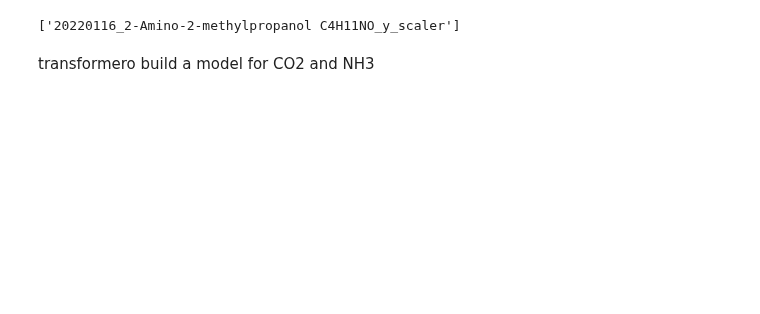
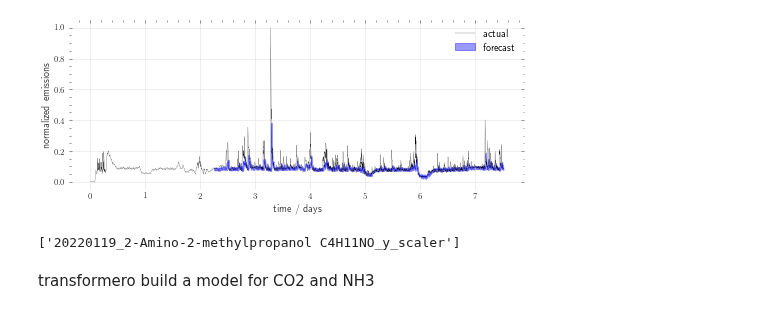
Before and after one commit to kjappelbaum/pyprocessta, a Jupyter notebook: examples/train_model_on_all_data_to_prepare_causalimpact_analysis.ipynb, the cells around one changed output. Cells and saved outputs as stored; diff of their text form; code cells hidden in the pictures; blank space fills up the shorter version.

```diff
--- a/examples/train_model_on_all_data_to_prepare_causalimpact_analysis.ipynb
+++ b/examples/train_model_on_all_data_to_prepare_causalimpact_analysis.ipynb
@@ -116,3 +145,18 @@ plt.savefig(f'20220116_{TARGETS_clean[0]}_forecast_all.pdf', bbox_inches='tight'
+# %%
+plt.figure(figsize=(7,3))
+plt.plot(x_axis, means['1'], c='b',  alpha=.9, lw=.2)
+plt.fill_between(x_axis, means['1']-2*stds['1'], means['1']+2*stds['1'], alpha=.4, color='b', label='forecast',)
+plt.plot(x_conncected, y[TARGETS_clean[1]].values().flatten(), c='k', label='actual', lw=.2,)
+
+plt.legend()
+#plt.xticks([])
+
+plt.xlabel('time / days')
+plt.ylabel('normalized emissions')
+plt.tight_layout()
+plt.savefig(f'20220119_{TARGETS_clean[1]}_forecast_all.pdf', bbox_inches='tight')
+# %% [output]
+[figure, added]
 # %%
 # plt.figure(figsize=(7,3))
 # plt.plot(x_axis, means['0'], c='b',  alpha=.9, lw=.2)
@@ -127,11 +171,11 @@ plt.savefig(f'20220116_{TARGETS_clean[0]}_forecast_all.pdf', bbox_inches='tight'
 # plt.tight_layout()
 # plt.savefig('20210814_2_amp_forecast_all.pdf', bbox_inches='tight')
 # %%
-joblib.dump(model, f'20220116_{TARGETS_clean[0]}_model')
-joblib.dump(transformer, f'20220116_{TARGETS_clean[0]}_x_scaler')
-joblib.dump(y_transformer, f'20220116_{TARGETS_clean[0]}_y_scaler')
+joblib.dump(model, f'20220119_{TARGETS_clean[0]}_model')
+joblib.dump(transformer, f'20220119_{TARGETS_clean[0]}_x_scaler')
+joblib.dump(y_transformer, f'20220119_{TARGETS_clean[0]}_y_scaler')
 # %% [output]
-['20220116_2-Amino-2-methylpropanol C4H11NO_y_scaler']
+['20220119_2-Amino-2-methylpropanol C4H11NO_y_scaler']
 # %% [markdown]
 transformero build a model for CO2 and NH3
 # %%
```
Also changed, not shown: parts of 10 cells of this notebook, 4 other files.
